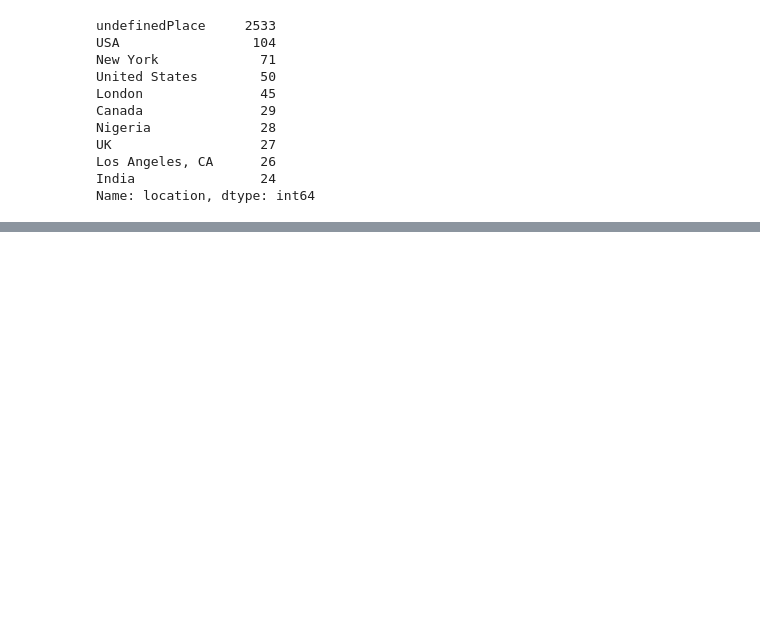
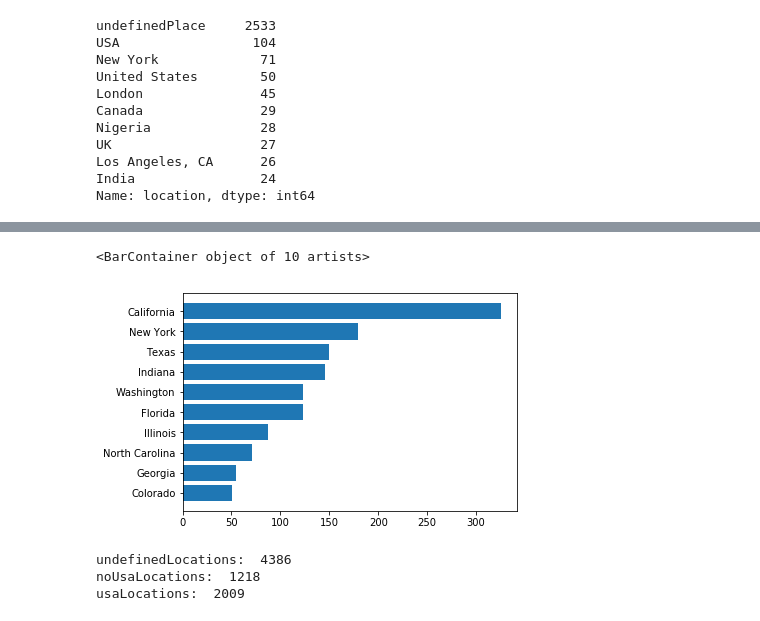
Before and after one commit to BraianVicente/7506-real_or_not, a Jupyter notebook: src/twitter/NLP With Tweets - TP1 - Analisis Exploratorio - Location.ipynb, the cells around one changed output, grey strips where cells are left out. Drawn from its saved outputs; the diff is of its cells as text; code cells hidden in the pictures; blank space fills up the shorter version.

```diff
--- a/src/twitter/NLP With Tweets - TP1 - Analisis Exploratorio - Location.ipynb
+++ b/src/twitter/NLP With Tweets - TP1 - Analisis Exploratorio - Location.ipynb
@@ -420,3 +455,38 @@ folium.LayerControl().add_to(m)
 m
 # %% [output]
 [interactive output not drawn]
+# %%
+import matplotlib.pyplot as plt
+dataMapSorted = dataMap.sort_values(by='count', ascending=True).tail(10)
+plt.barh(dataMapSorted['state'], dataMapSorted['count'])
+# %% [output]
+<BarContainer object of 10 artists>
+[figure, added]
+# %%
+#locations que no son de usa
+noUsaLocations = locations[(locations['anotherLocation'] != "undefinedPlace") & (locations['anotherLocation'] != "validUsaLocation") ]['anotherLocation'].count()
+undefinedLocations = locations[(locations['anotherLocation'] == "undefinedPlace")]["anotherLocation"].count()
+usaLocations = locations[(locations['anotherLocation'] == "validUsaLocation")]["anotherLocation"].count()
+
+print("undefinedLocations: ", undefinedLocations)
+print("noUsaLocations: ", noUsaLocations)
+print("usaLocations: ", usaLocations)
+#print(noUsaLocations +  undefinedLocations + usaLocations)
+
+dataLocation = {
+    "location" : ["Ubicacion no real\n o inexistente","Resto Del Mundo", "USA"],
+    "count" : [undefinedLocations, noUsaLocations, usaLocations]
+}
+df = pd.DataFrame(dataLocation)
+
+#plt.barh(df['location'], df['count'])
+
+# plt.pie(df['count'], labels=df['location'], colors=['red','green','blue','skyblue'])
+# my_circle=plt.Circle( (0,0), 0.7, color='white')
+# p=plt.gcf()
+# p.gca().add_artist(my_circle)
+# plt.show()
+# %% [output]
+undefinedLocations:  4386
+noUsaLocations:  1218
+usaLocations:  2009
```
Also changed, not shown: parts of 17 cells of this notebook.
